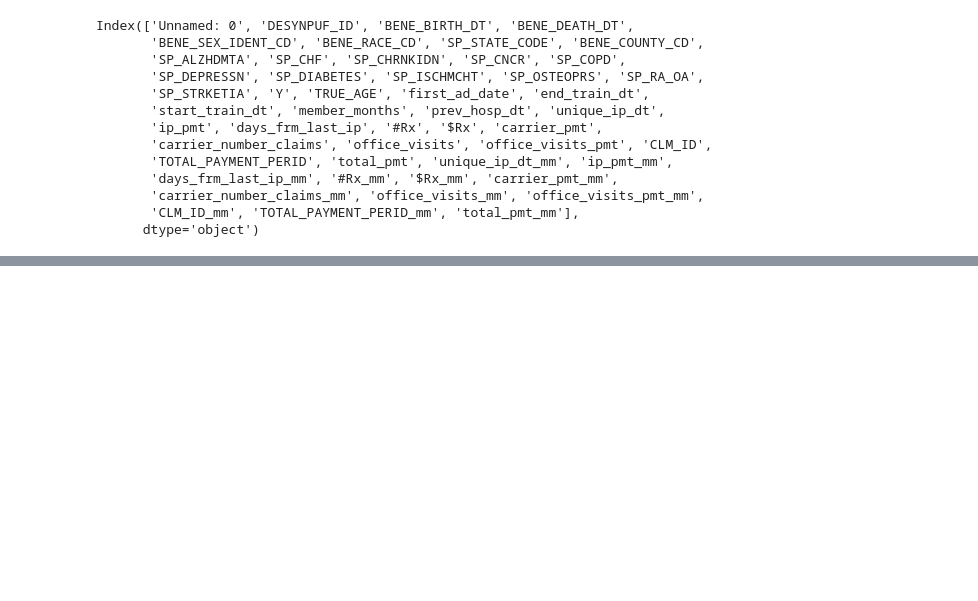
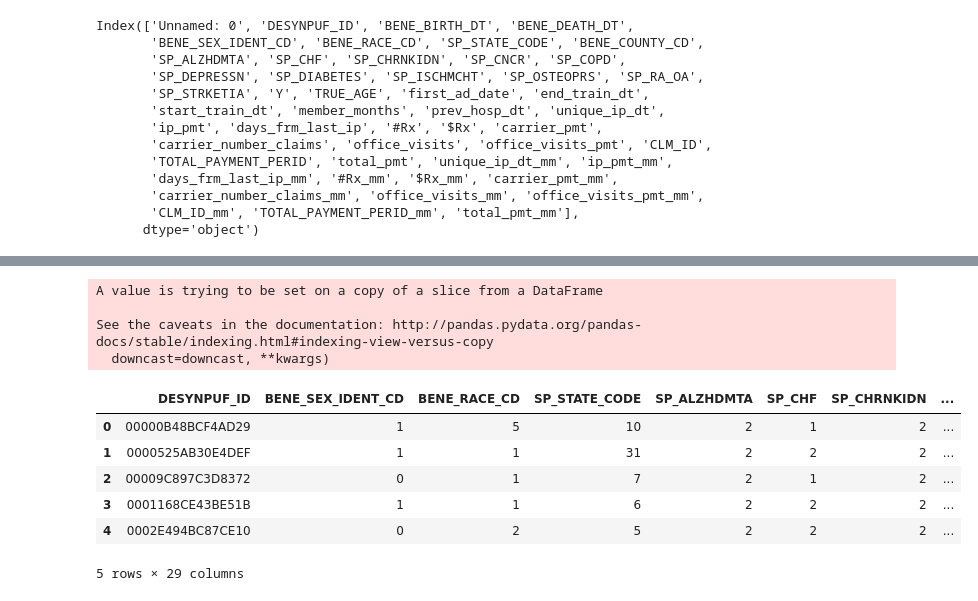
Before and after one commit to ksenialearn/hospitalization_forecast, a Jupyter notebook: data_merge.ipynb, the cells around one changed output, grey strips where cells are left out. Drawn from its saved outputs; the diff is of its cells as text; code cells hidden in the pictures; blank space fills up the shorter version.

```diff
--- a/data_merge.ipynb
+++ b/data_merge.ipynb
@@ -234,0 +296,20 @@ master_model.to_csv('master_model_data.csv')
+# %%
+#Fill missing values with 0
+master_model.fillna(0, inplace = True)
+# %% [output]
+A value is trying to be set on a copy of a slice from a DataFrame
+
+See the caveats in the documentation: http://pandas.pydata.org/pandas-docs/stable/indexing.html#indexing-view-versus-copy
+  downcast=downcast, **kwargs)
+# %%
+Y = master_model.pop("Y")
+# %%
+master_model.head()
+# %% [output]
+|  | DESYNPUF_ID | BENE_SEX_IDENT_CD | BENE_RACE_CD | SP_STATE_CODE | SP_ALZHDMTA | SP_CHF | SP_CHRNKIDN | ... |
+| 0 | 00000B48BCF4AD29 | 1 | 5 | 10 | 2 | 1 | 2 | ... |
+| 1 | 0000525AB30E4DEF | 1 | 1 | 31 | 2 | 2 | 2 | ... |
+| 2 | 00009C897C3D8372 | 0 | 1 | 7 | 2 | 1 | 2 | ... |
+| 3 | 0001168CE43BE51B | 1 | 1 | 6 | 2 | 2 | 2 | ... |
+| 4 | 0002E494BC87CE10 | 0 | 2 | 5 | 2 | 2 | 2 | ... |
+5 rows × 29 columns
```
Also changed, not shown: parts of 11 cells of this notebook, 5 other files.
